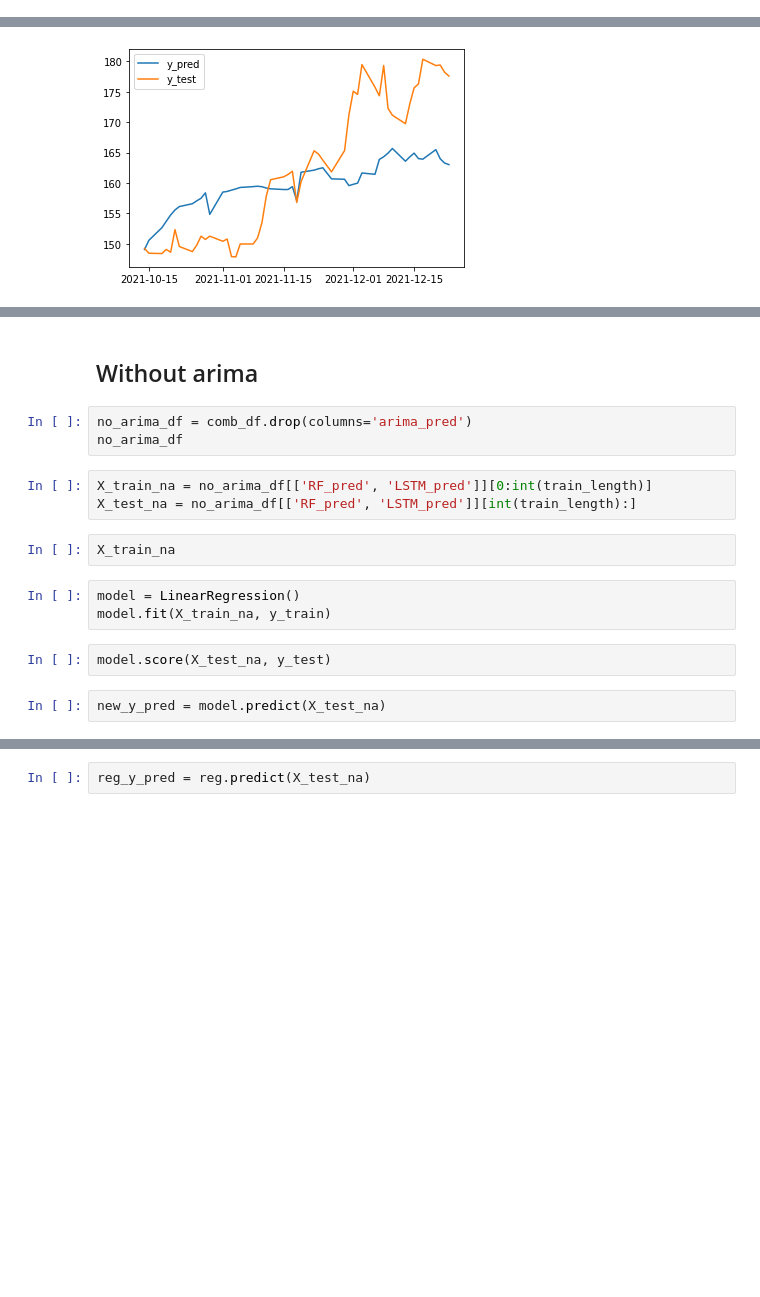
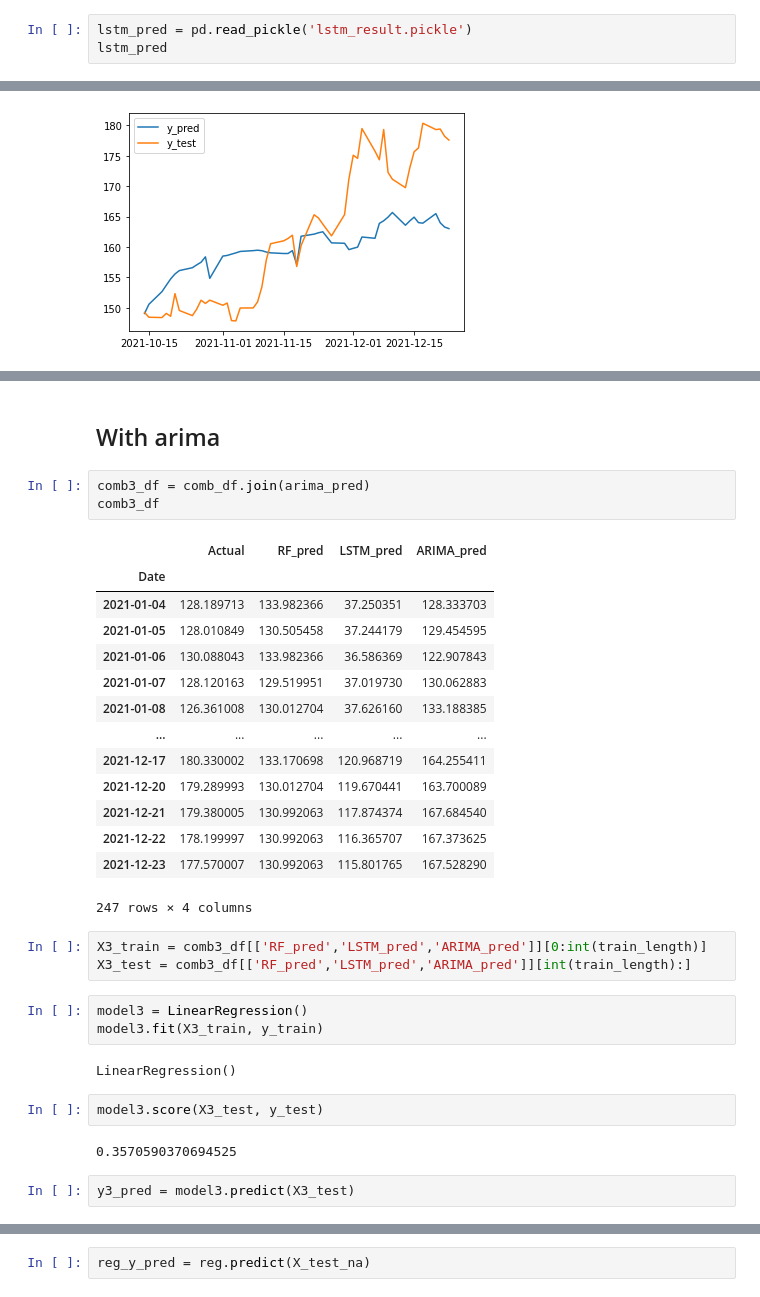
Before and after one commit to ivanlimsy/iOracle, a Jupyter notebook: notebooks/Combined Linear Model.ipynb, the cells around one changed output, grey strips where cells are left out. Saved outputs shown, nothing was run; the diff lists cells and outputs as text; blank space fills up the shorter version.

```diff
--- a/notebooks/Combined Linear Model.ipynb
+++ b/notebooks/Combined Linear Model.ipynb
@@ -18,3 +18,6 @@ from datetime import datetime as dt
 import joblib
 # %% [markdown]
 ## Import CSVs
+# %%
+lstm_pred = pd.read_pickle('lstm_result.pickle')
+lstm_pred
@@ -170,18 +187,35 @@ plt.legend()
 # %% [markdown]
-## Without arima
+## With arima
 # %%
-no_arima_df = comb_df.drop(columns='arima_pred')
-no_arima_df
+comb3_df = comb_df.join(arima_pred)
+comb3_df
+# %% [output]
+|  | Actual | RF_pred | LSTM_pred | ARIMA_pred |
+| Date |  |  |  |  |
+| 2021-01-04 | 128.189713 | 133.982366 | 37.250351 | 128.333703 |
+| 2021-01-05 | 128.010849 | 130.505458 | 37.244179 | 129.454595 |
+| 2021-01-06 | 130.088043 | 133.982366 | 36.586369 | 122.907843 |
+| 2021-01-07 | 128.120163 | 129.519951 | 37.019730 | 130.062883 |
+| 2021-01-08 | 126.361008 | 130.012704 | 37.626160 | 133.188385 |
+| ... | ... | ... | ... | ... |
+| 2021-12-17 | 180.330002 | 133.170698 | 120.968719 | 164.255411 |
+| 2021-12-20 | 179.289993 | 130.012704 | 119.670441 | 163.700089 |
+| 2021-12-21 | 179.380005 | 130.992063 | 117.874374 | 167.684540 |
+| 2021-12-22 | 178.199997 | 130.992063 | 116.365707 | 167.373625 |
+| 2021-12-23 | 177.570007 | 130.992063 | 115.801765 | 167.528290 |
+247 rows × 4 columns
-# %%
-X_train_na = no_arima_df[['RF_pred', 'LSTM_pred']][0:int(train_length)]
-X_test_na = no_arima_df[['RF_pred', 'LSTM_pred']][int(train_length):]
-# %%
-X_train_na
+# %%
+X3_train = comb3_df[['RF_pred','LSTM_pred','ARIMA_pred']][0:int(train_length)]
+X3_test = comb3_df[['RF_pred','LSTM_pred','ARIMA_pred']][int(train_length):]
 # %%
-model = LinearRegression()
-model.fit(X_train_na, y_train)
+model3 = LinearRegression()
+model3.fit(X3_train, y_train)
+# %% [output]
+LinearRegression()
 # %%
-model.score(X_test_na, y_test)
+model3.score(X3_test, y_test)
+# %% [output]
+0.3570590370694525
 # %%
-new_y_pred = model.predict(X_test_na)
+y3_pred = model3.predict(X3_test)
 # %%
```
Also changed, not shown: parts of 34 cells of this notebook, 3 other files.
